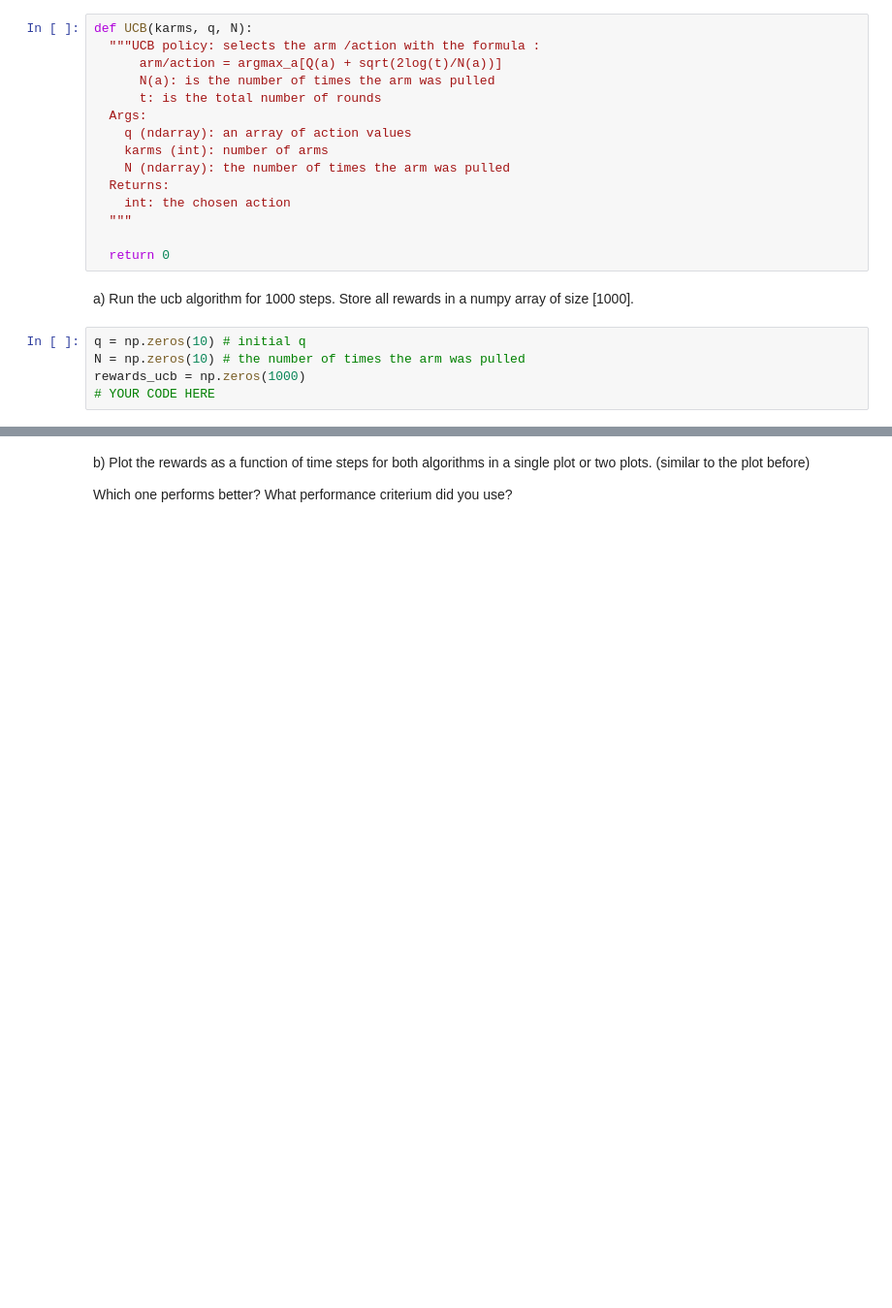
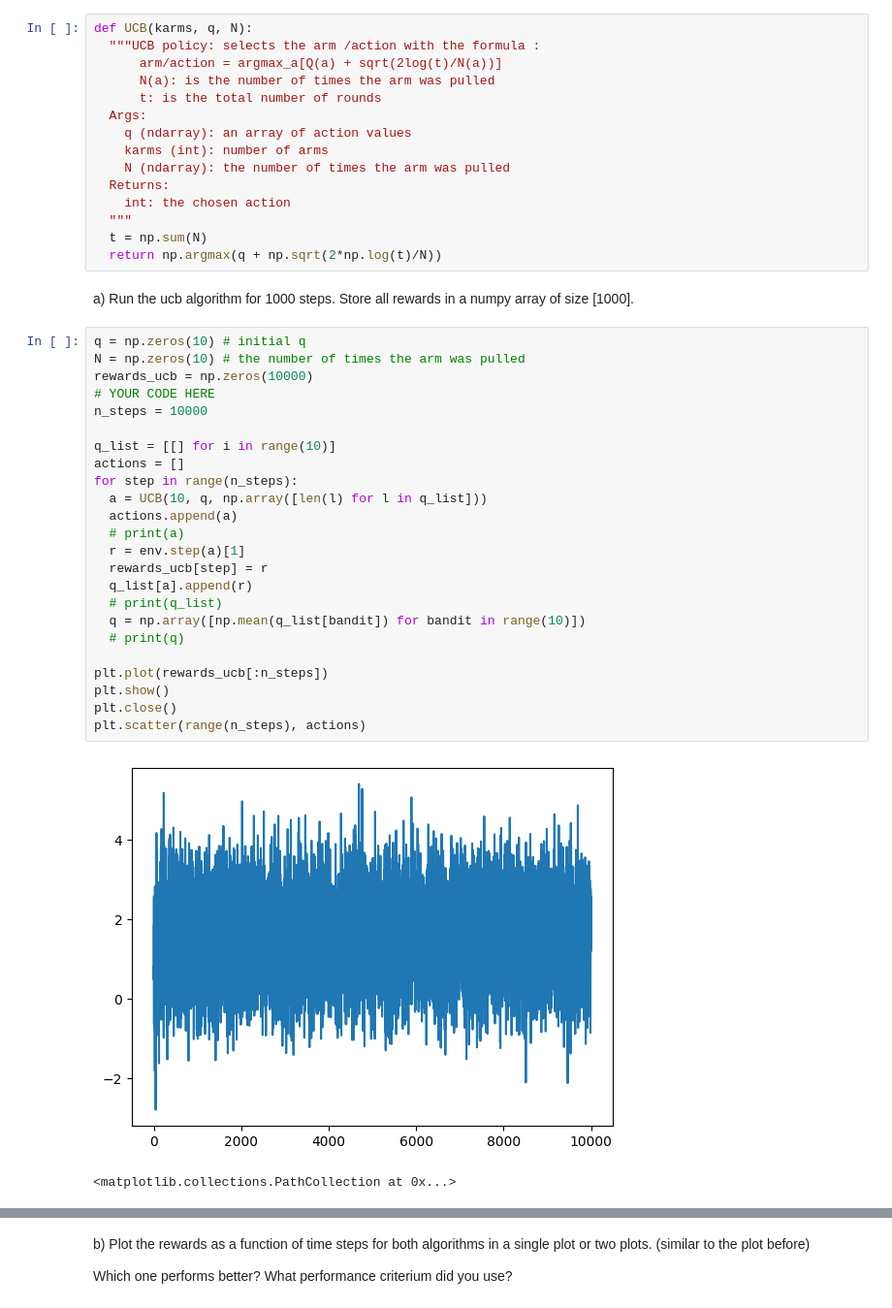
Before and after one commit to heseltime/reinforcement-learning-ubern, a Jupyter notebook: ElementaryRL.ipynb, the cells around one changed output, grey strips where cells are left out. Shown at 97% size. Drawn from its saved outputs; the diff is of its cells as text; blank space fills up the shorter version.

```diff
--- a/ElementaryRL.ipynb
+++ b/ElementaryRL.ipynb
@@ -634,12 +1153,34 @@ def UCB(karms, q, N):
   Returns:
     int: the chosen action
   """
-
-  return 0
+  t = np.sum(N)
+  return np.argmax(q + np.sqrt(2*np.log(t)/N))
 # %% [markdown]
 a) Run the ucb algorithm for 1000 steps. Store all rewards in a numpy array of size [1000].
-# %%
-q = np.zeros(10) # initial q
-N = np.zeros(10) # the number of times the arm was pulled
-rewards_ucb = np.zeros(1000)
-# YOUR CODE HERE
+# %%
+q = np.zeros(10) # initial q
+N = np.zeros(10) # the number of times the arm was pulled
+rewards_ucb = np.zeros(10000)
+# YOUR CODE HERE
+n_steps = 10000
+
+q_list = [[] for i in range(10)]
+actions = []
+for step in range(n_steps):
+  a = UCB(10, q, np.array([len(l) for l in q_list]))
+  actions.append(a)
+  # print(a)
+  r = env.step(a)[1]
+  rewards_ucb[step] = r
+  q_list[a].append(r)
+  # print(q_list)
+  q = np.array([np.mean(q_list[bandit]) for bandit in range(10)])
+  # print(q)
+
+plt.plot(rewards_ucb[:n_steps])
+plt.show()
+plt.close()
+plt.scatter(range(n_steps), actions)
+# %% [output]
+[figure, added]
+<matplotlib.collections.PathCollection at 0x...>
```
Also changed, not shown: parts of 22 cells of this notebook.
